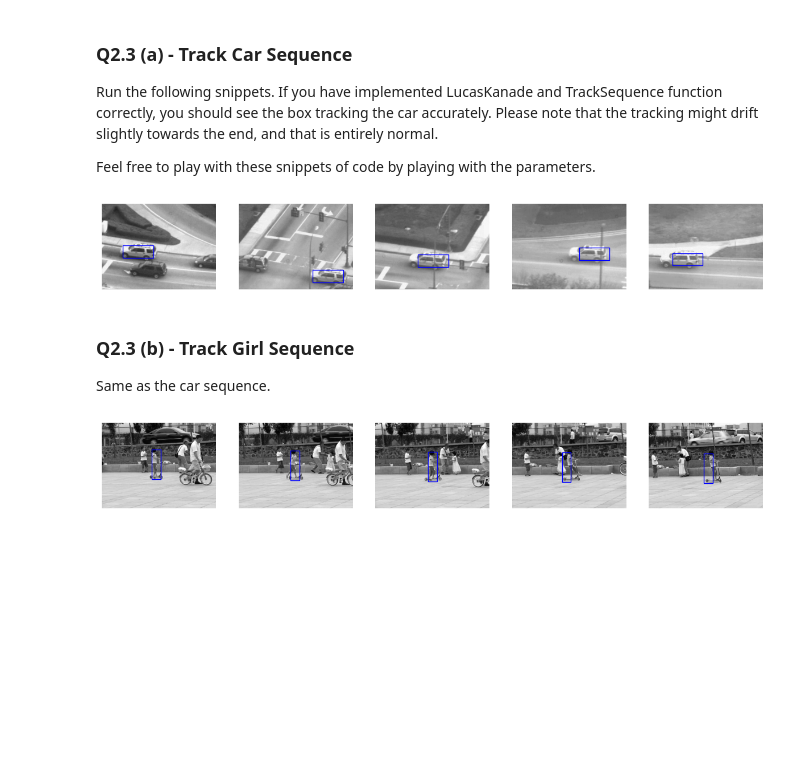
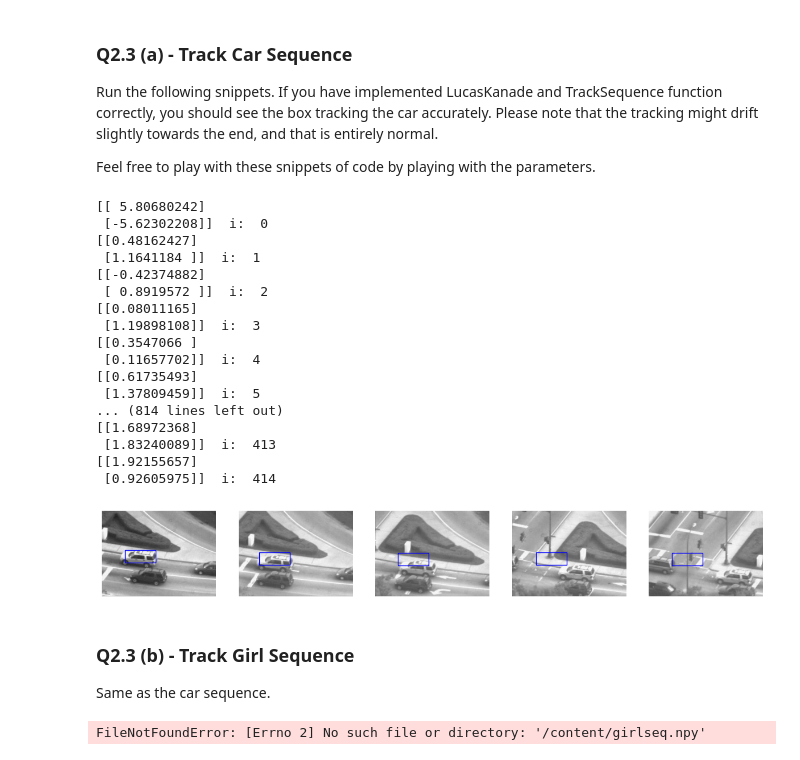
Before and after one commit to IanKrause/computer-vision, a Jupyter notebook: hw2/LucasKanade.ipynb, the cells around one changed output. Cells and saved outputs as stored; diff of their text form; code cells hidden in the pictures; blank space fills up the shorter version.

```diff
--- a/hw2/LucasKanade.ipynb
+++ b/hw2/LucasKanade.ipynb
@@ -117,7 +117,12 @@ def LucasKanade(It, It1, rect, threshold, num_iters, p0=np.zeros((2,1))):
 
         delta_p_norm_square = np.square(np.linalg.norm(delta_p,ord=2,keepdims=True))
         i = i + 1
-        print(p)
+
+    # Px and Py seem to be switched, temporary fix for proper output
+    px_real = p[1,0]
+    py_real = p[0,0]
+    p[0,0] = px_real
+    p[1,0] = py_real
 
     # ===== your code here! =====
     # Hint: Iterate over num_iters and for each iteration, construct a linear system (Ax=b) that solves for a x=delta_p update
@@ -131,7 +136,6 @@ def LucasKanade(It, It1, rect, threshold, num_iters, p0=np.zeros((2,1))):
     # https://docs.scipy.org/doc/scipy/reference/generated/scipy.interpolate.RectBivariateSpline.ev.html#scipy.interpolate.RectBivariateSpline.ev
     # https://numpy.org/doc/stable/reference/generated/numpy.meshgrid.html
 
-
     # ===== End of code =====
     return p
 # %% [markdown]
@@ -213,14 +196,20 @@ def TrackSequence(seq, rect, num_iters, threshold):
     """
     H, W, N = seq.shape
 
-    rects =[]
+    rects = np.zeros((N,4))
     It = seq[:,:,0]
+    p0 = np.zeros((2,1))
+    pNow = np.zeros((2,1))
+    rect = np.reshape(rect, (4,1))
 
     # Iterate over the car sequence and track the car
     for i in range(seq.shape[2]):
 
         # ===== your code here! =====
         # TODO: add your code track the object of interest in the sequence
+        pNow = LucasKanade(seq[:,:,i-1],seq[:,:,i],rect,threshold,num_iters,pNow)
+        print(pNow, " i: ",i)
+        rects[i,:] = (np.copy(rect) + np.concatenate((pNow,pNow))).T
 
         # ===== End of code =====
 
@@ -247,18 +234,37 @@ def visualize_track(seq,rects,frames):
         plt.axis('off')
         draw_rect(rects[idx],'b');
 # %%
-seq = np.load("/content/carseq.npy")
+seq = np.load("data\\carseq.npy")
 rect = [59, 116, 145, 151]
 
 # NOTE: feel free to play with these parameters
 num_iters = 10000
 threshold = 0.01
 
 rects = TrackSequence(seq, rect, num_iters, threshold)
 
-visualize_track(seq,rects,[0, 79, 159, 279, 409])
+#visualize_track(seq,rects,[0, 79, 159, 279, 409])
+scale = 15
+visualize_track(seq,rects,[0*scale, 1*scale, 2*scale, 3*scale, 4*scale]) # Check your switching of p values around, might be messing it up maybe?
 # %% [output]
+[[ 5.80680242]
+ [-5.62302208]]  i:  0
+[[0.48162427]
+ [1.1641184 ]]  i:  1
+[[-0.42374882]
+ [ 0.8919572 ]]  i:  2
+[[0.08011165]
+ [1.19898108]]  i:  3
+[[0.3547066 ]
+ [0.11657702]]  i:  4
+[[0.61735493]
+ [1.37809459]]  i:  5
+... (814 lines left out)
+[[1.68972368]
+ [1.83240089]]  i:  413
+[[1.92155657]
+ [0.92605975]]  i:  414
-[figure, old version]
+[figure, new version]
 # %% [markdown]
 ### Q2.3 (b) - Track Girl Sequence
 
@@ -276,4 +282,4 @@ rects = TrackSequence(seq, rect, num_iters, threshold)
 
 visualize_track(seq,rects,[0, 14, 34, 64, 84])
 # %% [output]
-[figure, removed]
+FileNotFoundError: [Errno 2] No such file or directory: '/content/girlseq.npy'
```
Also changed, not shown: parts of 2 cells of this notebook.
